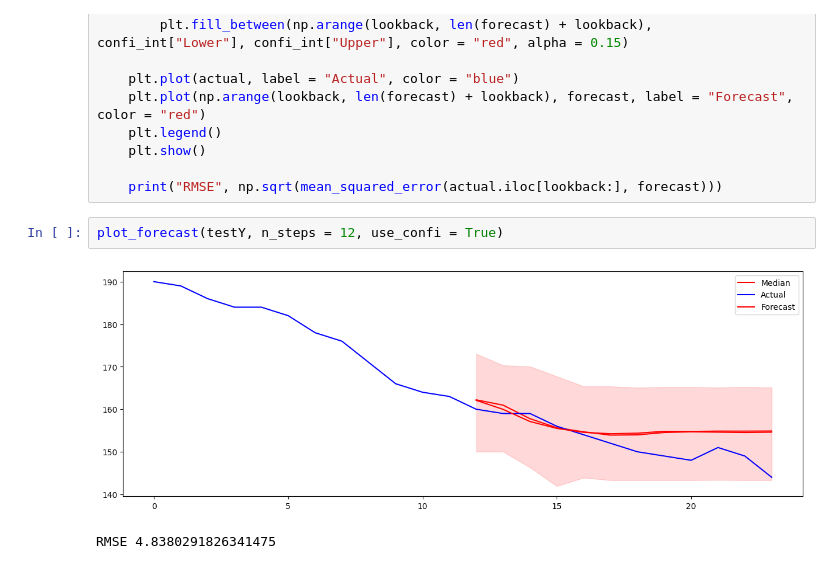
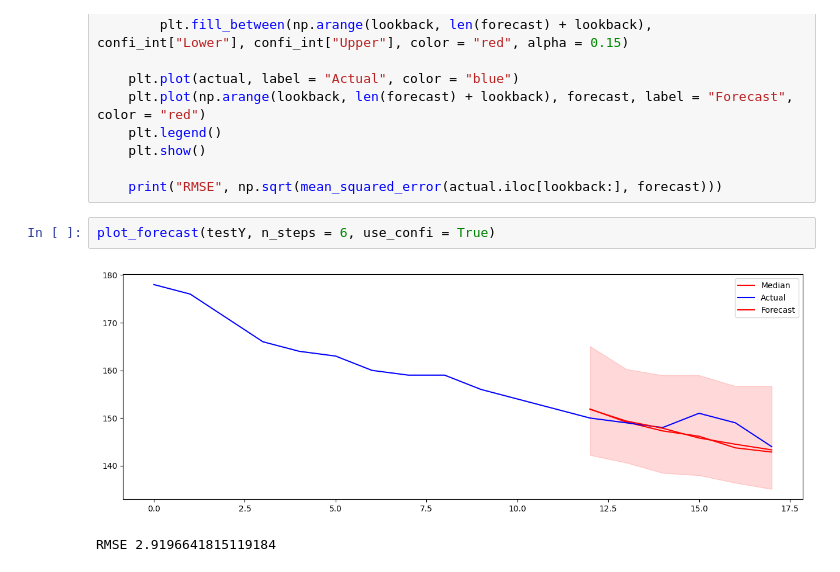
Before and after one commit to Khochawongwat/GlucoseFromRollingBollingers, a Jupyter notebook: src/model.ipynb, the cells around one changed output. Cells and saved outputs as stored; diff of their text form.

```diff
--- a/src/model.ipynb
+++ b/src/model.ipynb
@@ -128,7 +148,7 @@ def plot_forecast(y, n_steps = 12, lookback = 12, use_confi = True):
 
     print("RMSE", np.sqrt(mean_squared_error(actual.iloc[lookback:], forecast)))
 # %%
-plot_forecast(testY, n_steps = 12, use_confi = True)
+plot_forecast(testY, n_steps = 6, use_confi = True)
 # %% [output]
-[figure, old version]
+[figure, new version]
-RMSE 4.8380291826341475
+RMSE 2.9196641815119184
```
Also changed, not shown: parts of 1 cell of this notebook, 1 other file.
